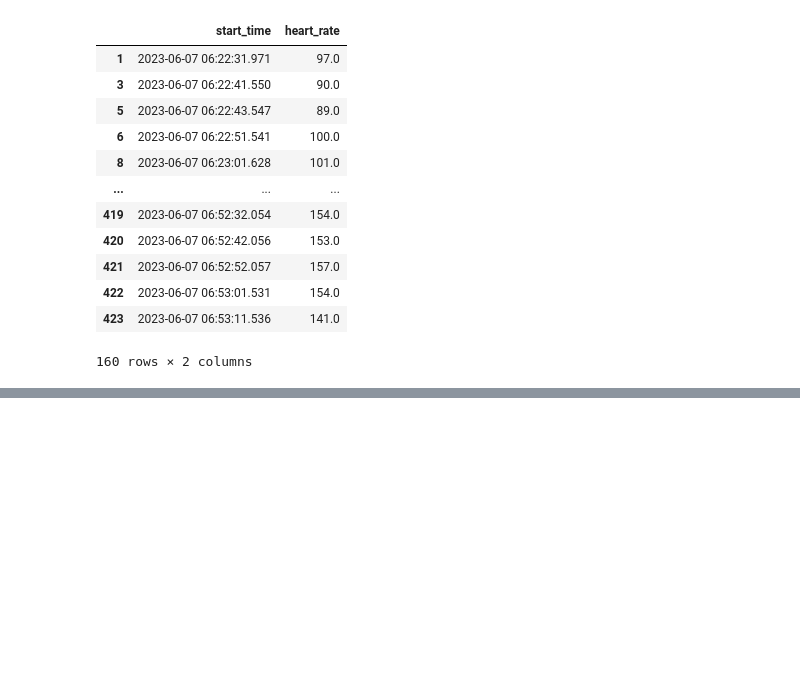
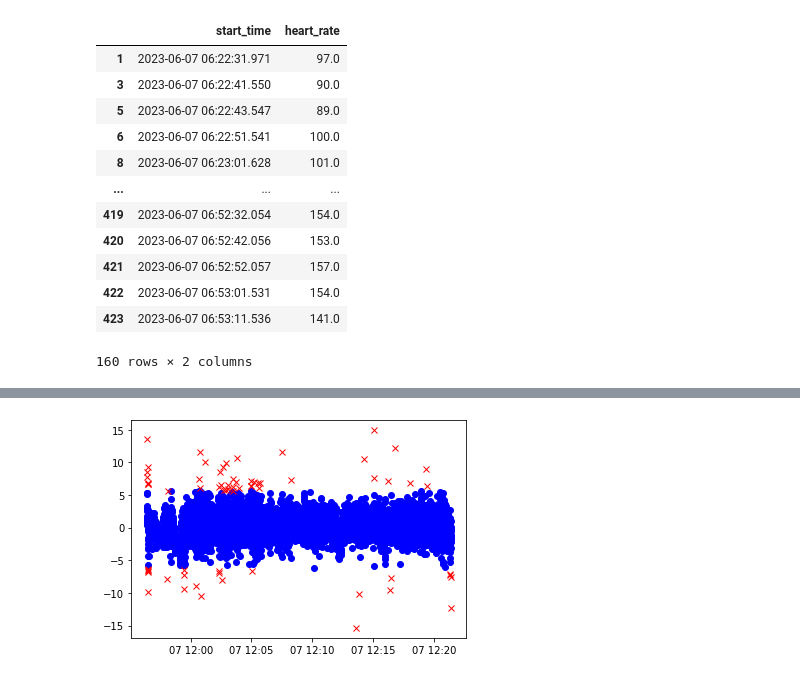
Before and after one commit to lucashecht/ML4QS, a Jupyter notebook: Parse Data Alessandro.ipynb, the cells around one changed output, grey strips where cells are left out. Saved outputs shown, nothing was run; the diff lists cells and outputs as text; code cells hidden in the pictures; blank space fills up the shorter version.

```diff
--- a/Parse Data Alessandro.ipynb
+++ b/Parse Data Alessandro.ipynb
@@ -252,0 +298,13 @@ fig.align_labels()
+# %%
+# Quantiles
+import vutil
+
+df[col + "_outlier"] = False
+
+out = vutil.find_outliers(df, "acceleration_x")
+set_outliers(df, out, "acceleration_x")
+
+
+plot_outliers(df, "acceleration_x")
+# %% [output]
+[figure, added]
```
Also changed, not shown: parts of 10 cells of this notebook.
